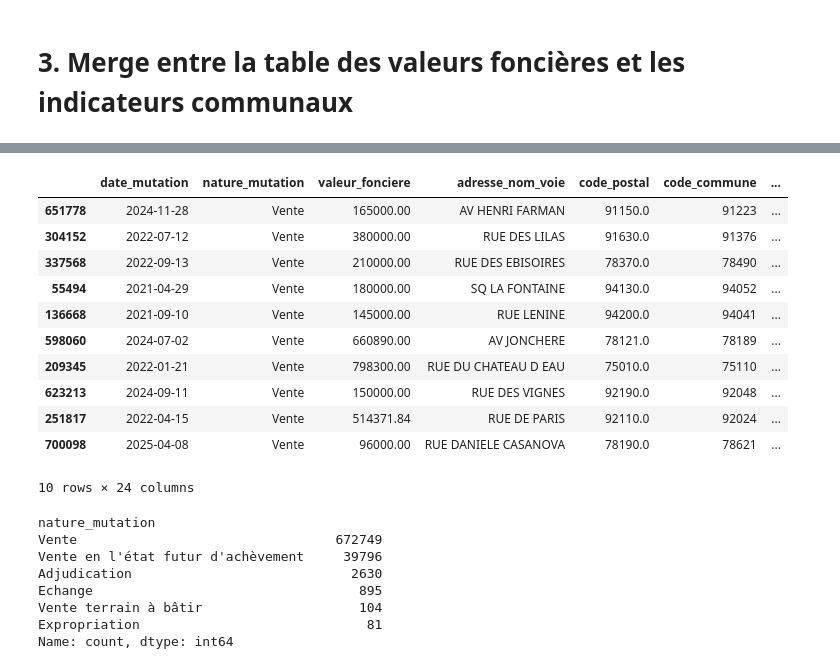
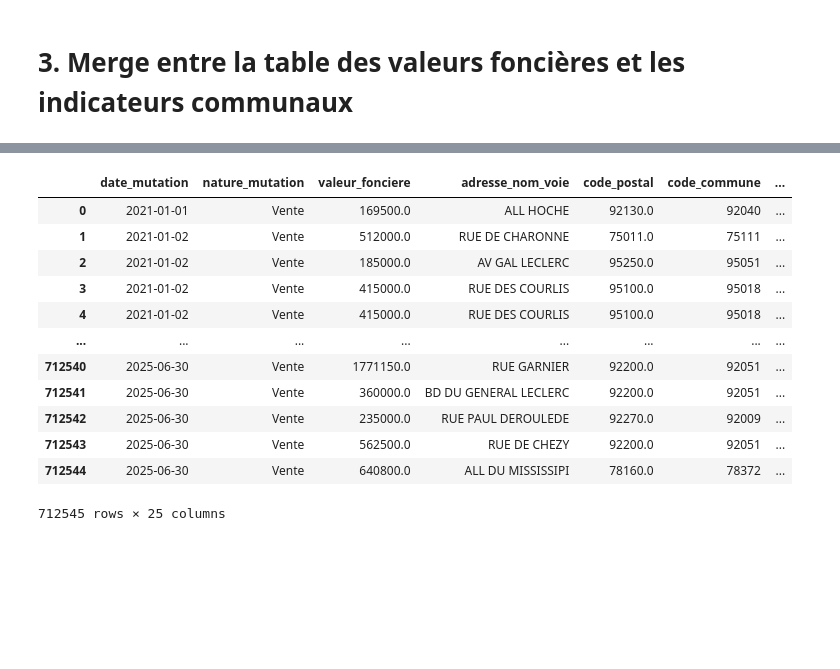
Before and after one commit to leocoooo/land_value_prediction, a Jupyter notebook: notebooks/00_create_dataset.ipynb, the cells around one changed output, grey strips where cells are left out. Drawn from its saved outputs; the diff is of its cells as text; code cells hidden in the pictures; blank space fills up the shorter version.

```diff
--- a/notebooks/00_create_dataset.ipynb
+++ b/notebooks/00_create_dataset.ipynb
@@ -424,5 +427,31 @@ data_par_commune
 # %% [markdown]
 # 2. Données des ventes et de leurs caractéristiques
 # %%
-raw_idf_data = pd.read_parquet("data/processed/raw_idf_data/raw_idf_data.parquet")
+# Charger et concaténer
+years = ['2020', '2021', '2022', '2023', '2024', '2025']
+df_vf = pd.concat([
+    pd.read_csv(f"data/raw/initial_data_files/DVF_{year}.csv", sep=",", low_memory=False)
+    for year in years
+], ignore_index=True)
+
+# Filtrer Île-de-France
+departements_idf = ['75', '77', '78', '91', '92', '93', '94', '95']
+raw_idf_data = df_vf[df_vf['code_departement'].isin(departements_idf)].copy()
+
+# libérer mémoire
+del df_vf
+
+# Supprimer colonnes inutiles (revoir plus tard si on peut en réutiliser certaines)
+colonnes_a_supprimer = [
+    'numero_disposition', 'adresse_suffixe', 'adresse_code_voie',
+    'ancien_code_commune', 'ancien_nom_commune', 'ancien_id_parcelle',
+    'numero_volume', 'code_nature_culture', 'code_nature_culture_speciale',
+    'id_mutation', 'adresse_numero', 'id_parcelle',
+    'lot1_numero', 'lot2_numero', 'lot3_numero',
+    'lot4_numero', 'lot5_numero', 'lot1_surface_carrez',
+    'lot2_surface_carrez', 'lot3_surface_carrez', 'lot4_surface_carrez',
+    'lot5_surface_carrez', 'nature_culture', 'nature_culture_speciale',
+    ]
+
+raw_idf_data.drop(columns=colonnes_a_supprimer, inplace=True)
 raw_idf_data.head()
@@ -441,5 +460,6 @@ import numpy as np
 # %%
 raw_idf_data['date_mutation'] = pd.to_datetime(raw_idf_data['date_mutation'], format='%Y-%m-%d', errors='coerce')
+raw_idf_data['annee'] = raw_idf_data['date_mutation'].dt.year
 raw_idf_data['semestre'] = raw_idf_data['date_mutation'].dt.year.astype(str) + '-S' + np.where(raw_idf_data['date_mutation'].dt.quarter.gt(2), 2, 1).astype(str)
 raw_idf_data['trimestre'] = raw_idf_data['date_mutation'].dt.year.astype(str) + '-T' + raw_idf_data['date_mutation'].dt.quarter.astype(str)
 
@@ -645,0 +672,3 @@ raw_idf_data
+# %%
+raw_idf_data = raw_idf_data[raw_idf_data['nature_mutation'].isin(['Vente', "Vente en l'état futur d'achèvement"])].copy()
+raw_idf_data
@@ -671,26 +715,16 @@ data_par_commune.sample(10)
 # %%
-raw_idf_data.sample(10)
+raw_idf_data
 # %% [output]
 |  | date_mutation | nature_mutation | valeur_fonciere | adresse_nom_voie | code_postal | code_commune | ... |
-| 651778 | 2024-11-28 | Vente | 165000.00 | AV HENRI FARMAN | 91150.0 | 91223 | ... |
-| 304152 | 2022-07-12 | Vente | 380000.00 | RUE DES LILAS | 91630.0 | 91376 | ... |
-| 337568 | 2022-09-13 | Vente | 210000.00 | RUE DES EBISOIRES | 78370.0 | 78490 | ... |
-| 55494 | 2021-04-29 | Vente | 180000.00 | SQ LA FONTAINE | 94130.0 | 94052 | ... |
-| 136668 | 2021-09-10 | Vente | 145000.00 | RUE LENINE | 94200.0 | 94041 | ... |
-| 598060 | 2024-07-02 | Vente | 660890.00 | AV JONCHERE | 78121.0 | 78189 | ... |
-| 209345 | 2022-01-21 | Vente | 798300.00 | RUE DU CHATEAU D EAU | 75010.0 | 75110 | ... |
-| 623213 | 2024-09-11 | Vente | 150000.00 | RUE DES VIGNES | 92190.0 | 92048 | ... |
-| 251817 | 2022-04-15 | Vente | 514371.84 | RUE DE PARIS | 92110.0 | 92024 | ... |
-| 700098 | 2025-04-08 | Vente | 96000.00 | RUE DANIELE CASANOVA | 78190.0 | 78621 | ... |
+| 0 | 2021-01-01 | Vente | 169500.0 | ALL HOCHE | 92130.0 | 92040 | ... |
+| 1 | 2021-01-02 | Vente | 512000.0 | RUE DE CHARONNE | 75011.0 | 75111 | ... |
+| 2 | 2021-01-02 | Vente | 185000.0 | AV GAL LECLERC | 95250.0 | 95051 | ... |
+| 3 | 2021-01-02 | Vente | 415000.0 | RUE DES COURLIS | 95100.0 | 95018 | ... |
+| 4 | 2021-01-02 | Vente | 415000.0 | RUE DES COURLIS | 95100.0 | 95018 | ... |
+| ... | ... | ... | ... | ... | ... | ... | ... |
+| 712540 | 2025-06-30 | Vente | 1771150.0 | RUE GARNIER | 92200.0 | 92051 | ... |
+| 712541 | 2025-06-30 | Vente | 360000.0 | BD DU GENERAL LECLERC | 92200.0 | 92051 | ... |
+| 712542 | 2025-06-30 | Vente | 235000.0 | RUE PAUL DEROULEDE | 92270.0 | 92009 | ... |
+| 712543 | 2025-06-30 | Vente | 562500.0 | RUE DE CHEZY | 92200.0 | 92051 | ... |
+| 712544 | 2025-06-30 | Vente | 640800.0 | ALL DU MISSISSIPI | 78160.0 | 78372 | ... |
-10 rows × 24 columns
+712545 rows × 25 columns
-# %%
-raw_idf_data['nature_mutation'].value_counts()
-# %% [output]
-nature_mutation
-Vente                                 672749
-Vente en l'état futur d'achèvement     39796
-Adjudication                            2630
-Echange                                  895
-Vente terrain à bâtir                    104
-Expropriation                             81
-Name: count, dtype: int64
```
Also changed, not shown: parts of 22 cells of this notebook, 2 other files.
